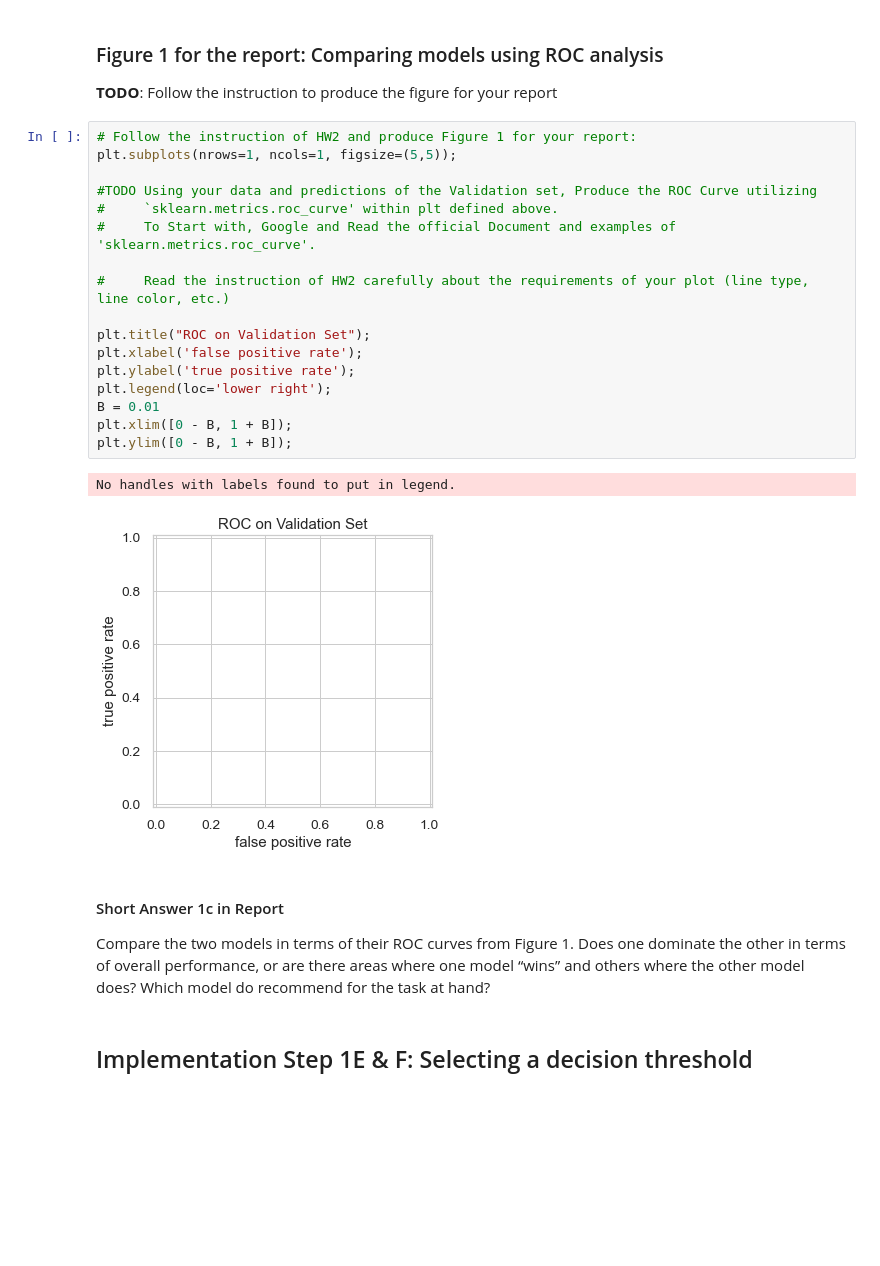
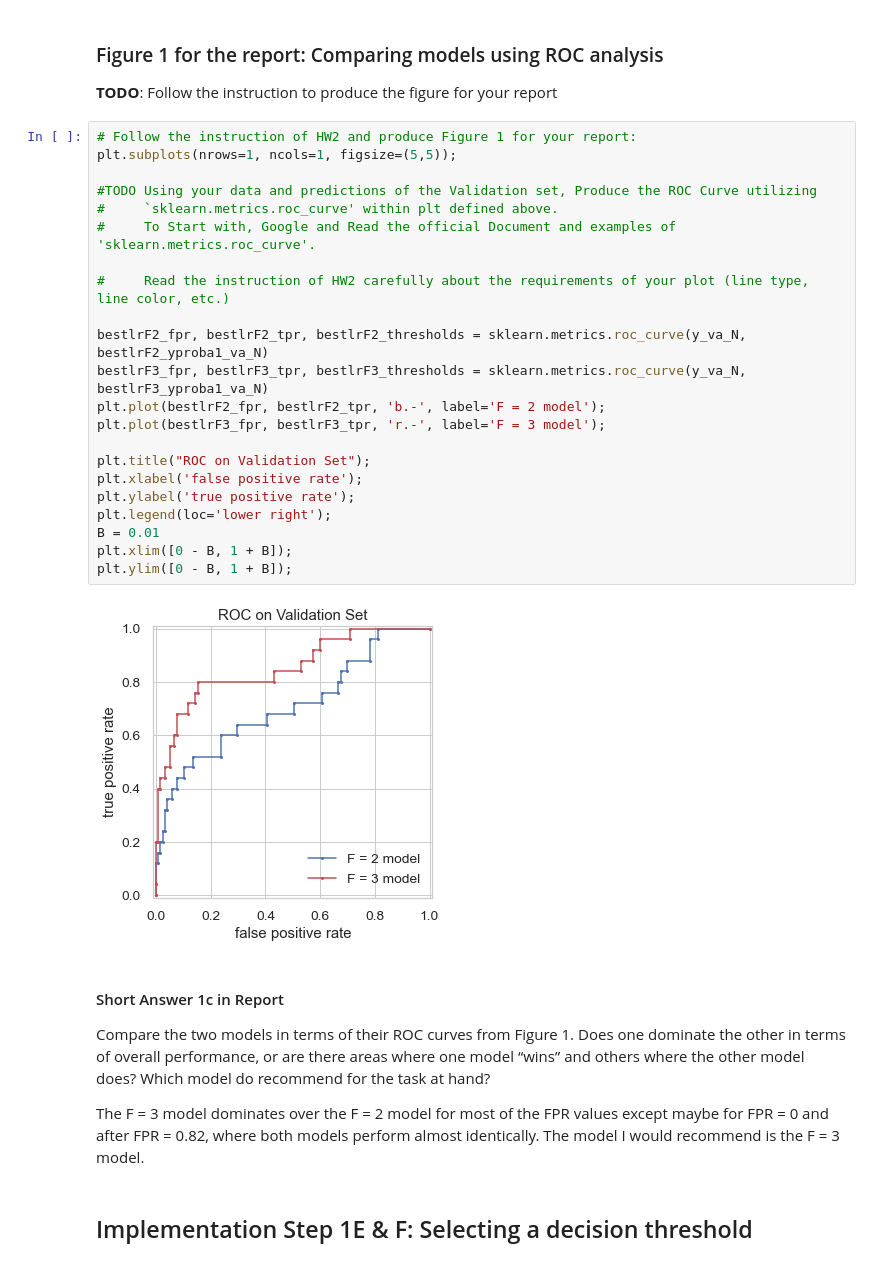
Before and after one commit to kamibrumi/comp135-intro-to-ml, a Jupyter notebook: hw2/hw2_notebook.ipynb, the cells around one changed output. Cells and saved outputs as stored; diff of their text form; blank space fills up the shorter version.

Commit message:
almost done with problem 1

```diff
--- a/hw2/hw2_notebook.ipynb
+++ b/hw2/hw2_notebook.ipynb
@@ -406,27 +406,33 @@ Follow the instruction to produce the figure for your report
 # %%
 # Follow the instruction of HW2 and produce Figure 1 for your report:
 plt.subplots(nrows=1, ncols=1, figsize=(5,5));
 
 #TODO Using your data and predictions of the Validation set, Produce the ROC Curve utilizing
 #     `sklearn.metrics.roc_curve' within plt defined above.
 #     To Start with, Google and Read the official Document and examples of 'sklearn.metrics.roc_curve'.
 
 #     Read the instruction of HW2 carefully about the requirements of your plot (line type, line color, etc.)
 
+bestlrF2_fpr, bestlrF2_tpr, bestlrF2_thresholds = sklearn.metrics.roc_curve(y_va_N, bestlrF2_yproba1_va_N)
+bestlrF3_fpr, bestlrF3_tpr, bestlrF3_thresholds = sklearn.metrics.roc_curve(y_va_N, bestlrF3_yproba1_va_N)
+plt.plot(bestlrF2_fpr, bestlrF2_tpr, 'b.-', label='F = 2 model');
+plt.plot(bestlrF3_fpr, bestlrF3_tpr, 'r.-', label='F = 3 model');
+
 plt.title("ROC on Validation Set");
 plt.xlabel('false positive rate');
 plt.ylabel('true positive rate');
 plt.legend(loc='lower right');
 B = 0.01
 plt.xlim([0 - B, 1 + B]);
 plt.ylim([0 - B, 1 + B]);
 # %% [output]
-No handles with labels found to put in legend.
-[figure, old version]
+[figure, new version]
 # %% [markdown]
 #### Short Answer 1c in Report
 
 Compare the two models in terms of their ROC curves from Figure 1. Does one dominate the other in terms of overall performance, or are there areas where one model “wins” and others where the other model does? Which model do recommend for the task at hand?
+
+The F = 3 model dominates over the F = 2 model for most of the FPR values except maybe for FPR = 0 and after FPR = 0.82, where both models perform almost identically. The model I would recommend is the F = 3 model.
 # %% [markdown]
 ## Implementation Step 1E & F: Selecting a decision threshold
 # %% [markdown]
```
Also changed, not shown: parts of 7 cells of this notebook.
